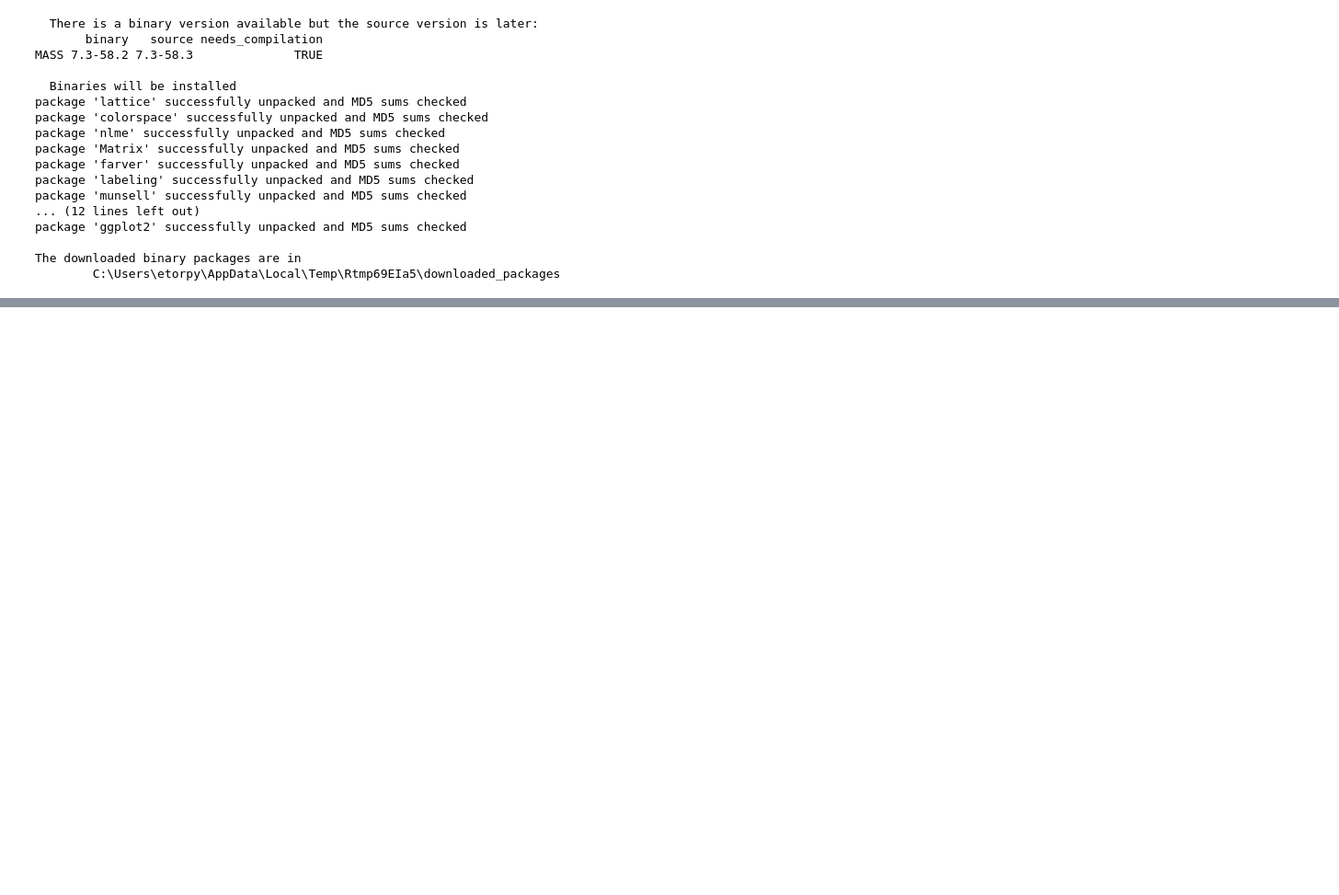
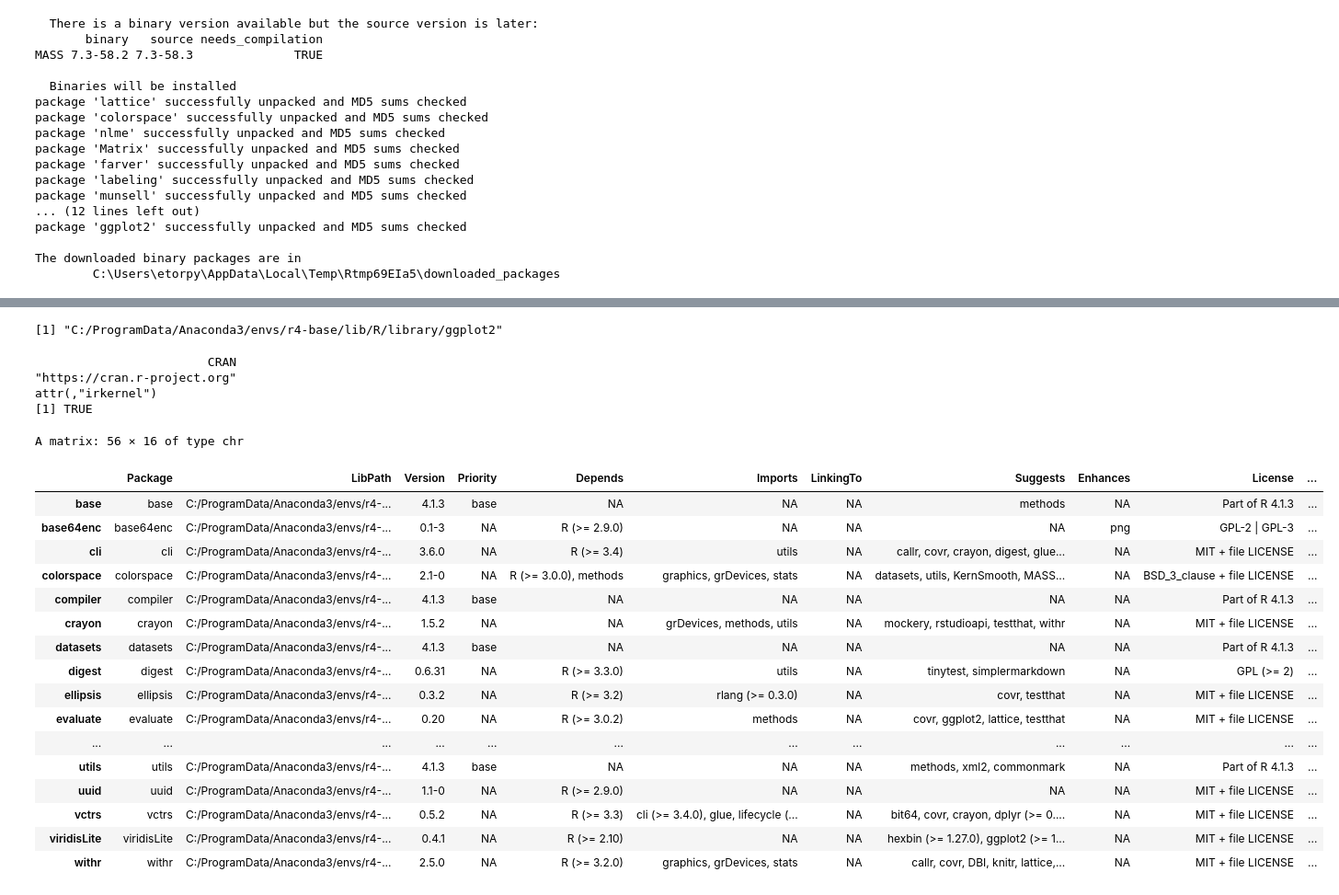
Before and after one commit to etorpy/R_and_Python_Resources, a Jupyter notebook: Anaconda and R Base experiments 2013-0307.ipynb, the cells around one changed output, grey strips where cells are left out. Shown at 92% size. Drawn from its saved outputs; the diff is of its cells as text; code cells hidden in the pictures; blank space fills up the shorter version.

```diff
--- a/Anaconda and R Base experiments 2013-0307.ipynb
+++ b/Anaconda and R Base experiments 2013-0307.ipynb
@@ -88,0 +158,33 @@ nickname       One Push-Up
+# %%
+system.file(package='ggplot2')  # This verifies that ggplot2 is now installed under the Anaconda environment
+# %% [output]
+[1] "C:/ProgramData/Anaconda3/envs/r4-base/lib/R/library/ggplot2"
+# %%
+getOption("repos")    # NOTE: this result is surprising - not sure what this means
+# %% [output]
+                        CRAN
+"https://cran.r-project.org"
+attr(,"irkernel")
+[1] TRUE
+# %%
+# For documentation purposes, a list of the installed R packages is helpful.
+installed.packages()
+# %% [output]
+A matrix: 56 × 16 of type chr
+|  | Package | LibPath | Version | Priority | Depends | Imports | LinkingTo | Suggests | Enhances | License | ... |
+| base | base | C:/ProgramData/Anaconda3/envs/r4-... | 4.1.3 | base | NA | NA | NA | methods | NA | Part of R 4.1.3 | ... |
+| base64enc | base64enc | C:/ProgramData/Anaconda3/envs/r4-... | 0.1-3 | NA | R (>= 2.9.0) | NA | NA | NA | png | GPL-2 | GPL-3 | ... |
+| cli | cli | C:/ProgramData/Anaconda3/envs/r4-... | 3.6.0 | NA | R (>= 3.4) | utils | NA | callr, covr, crayon, digest, glue... | NA | MIT + file LICENSE | ... |
+| colorspace | colorspace | C:/ProgramData/Anaconda3/envs/r4-... | 2.1-0 | NA | R (>= 3.0.0), methods | graphics, grDevices, stats | NA | datasets, utils, KernSmooth, MASS... | NA | BSD_3_clause + file LICENSE | ... |
+| compiler | compiler | C:/ProgramData/Anaconda3/envs/r4-... | 4.1.3 | base | NA | NA | NA | NA | NA | Part of R 4.1.3 | ... |
+| crayon | crayon | C:/ProgramData/Anaconda3/envs/r4-... | 1.5.2 | NA | NA | grDevices, methods, utils | NA | mockery, rstudioapi, testthat, withr | NA | MIT + file LICENSE | ... |
+| datasets | datasets | C:/ProgramData/Anaconda3/envs/r4-... | 4.1.3 | base | NA | NA | NA | NA | NA | Part of R 4.1.3 | ... |
+| digest | digest | C:/ProgramData/Anaconda3/envs/r4-... | 0.6.31 | NA | R (>= 3.3.0) | utils | NA | tinytest, simplermarkdown | NA | GPL (>= 2) | ... |
+| ellipsis | ellipsis | C:/ProgramData/Anaconda3/envs/r4-... | 0.3.2 | NA | R (>= 3.2) | rlang (>= 0.3.0) | NA | covr, testthat | NA | MIT + file LICENSE | ... |
+| evaluate | evaluate | C:/ProgramData/Anaconda3/envs/r4-... | 0.20 | NA | R (>= 3.0.2) | methods | NA | covr, ggplot2, lattice, testthat | NA | MIT + file LICENSE | ... |
+| ... | ... | ... | ... | ... | ... | ... | ... | ... | ... | ... | ... |
+| utils | utils | C:/ProgramData/Anaconda3/envs/r4-... | 4.1.3 | base | NA | NA | NA | methods, xml2, commonmark | NA | Part of R 4.1.3 | ... |
+| uuid | uuid | C:/ProgramData/Anaconda3/envs/r4-... | 1.1-0 | NA | R (>= 2.9.0) | NA | NA | NA | NA | MIT + file LICENSE | ... |
+| vctrs | vctrs | C:/ProgramData/Anaconda3/envs/r4-... | 0.5.2 | NA | R (>= 3.3) | cli (>= 3.4.0), glue, lifecycle (... | NA | bit64, covr, crayon, dplyr (>= 0.... | NA | MIT + file LICENSE | ... |
+| viridisLite | viridisLite | C:/ProgramData/Anaconda3/envs/r4-... | 0.4.1 | NA | R (>= 2.10) | NA | NA | hexbin (>= 1.27.0), ggplot2 (>= 1... | NA | MIT + file LICENSE | ... |
+| withr | withr | C:/ProgramData/Anaconda3/envs/r4-... | 2.5.0 | NA | R (>= 3.2.0) | graphics, grDevices, stats | NA | callr, covr, DBI, knitr, lattice,... | NA | MIT + file LICENSE | ... |
```
Also changed, not shown: parts of 13 cells of this notebook.
